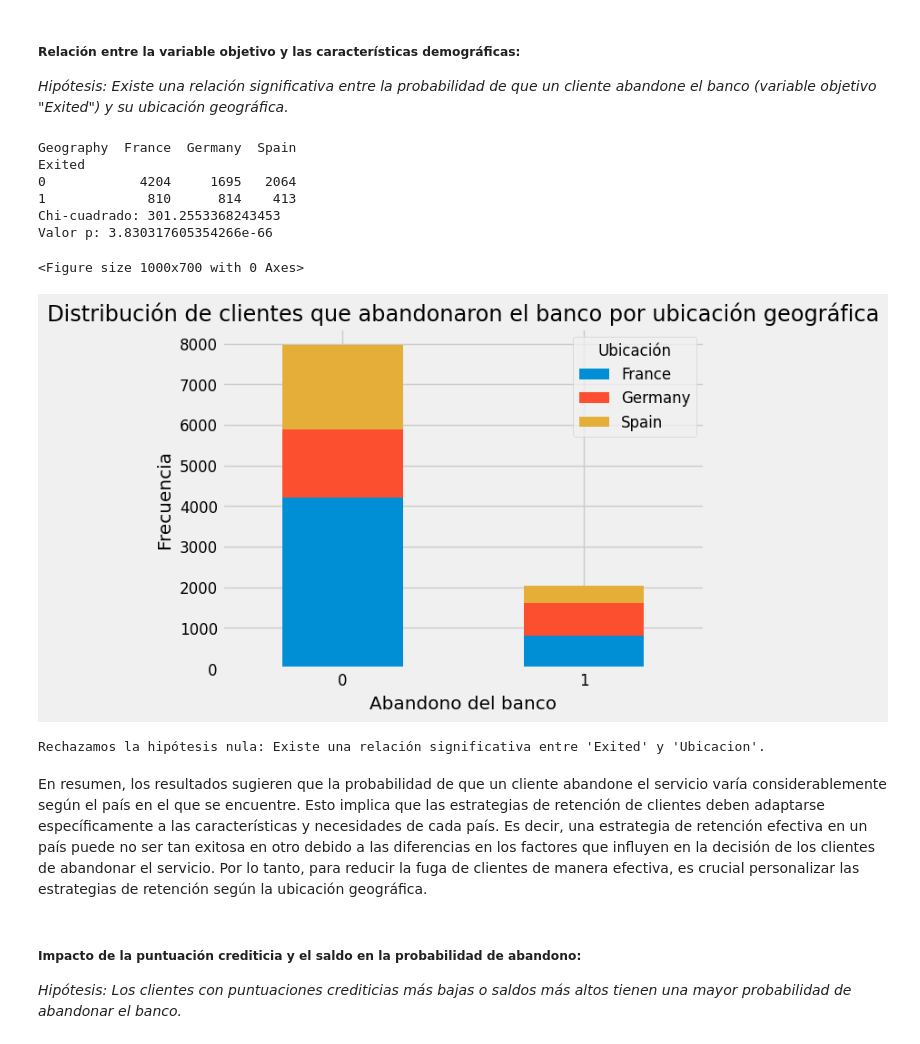
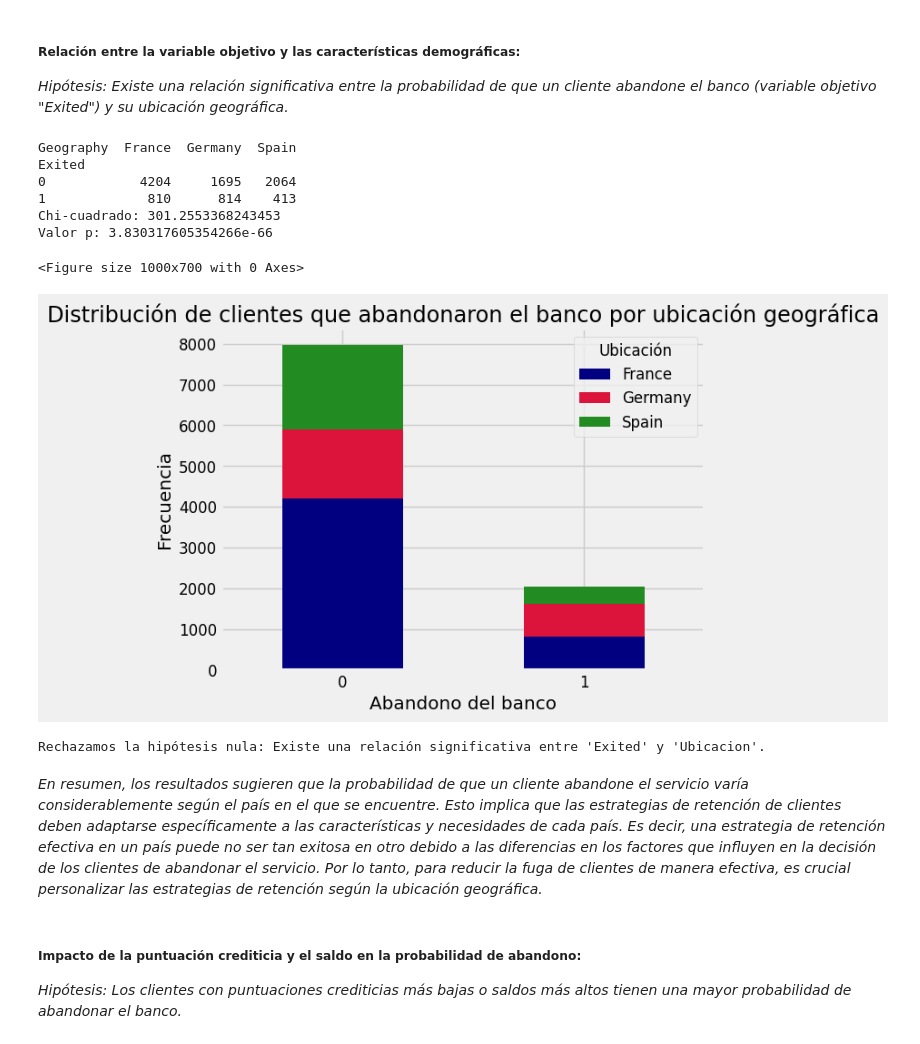
Before and after one commit to solfontan/PrediccionesDeRetencionDeClientes---2024, a Jupyter notebook: scr/ProjectResume.ipynb, the cells around one changed output. Drawn from its saved outputs; the diff is of its cells as text; code cells hidden in the pictures.

```diff
--- a/scr/ProjectResume.ipynb
+++ b/scr/ProjectResume.ipynb
@@ -397,6 +498,6 @@ with plt.style.context('fivethirtyeight'):
 # %%
 # Calcular la media del saldo de la cuenta para cada valor único de antigüedad en el banco
-grupo_por_antiguedad = df.groupby('Tenure')[['Balance']].mean().reset_index()
+grupo_por_antiguedad = df.groupby(['Tenure', 'Exited'])[['Balance']].mean().reset_index()
 
 with plt.style.context('fivethirtyeight'):
     plt.figure(figsize=(10, 6))
@@ -408,5 +509,5 @@ with plt.style.context('fivethirtyeight'):
     plt.title('Relación entre el saldo de la cuenta y la antigüedad en el banco.')
     plt.show()
 
-grupo_por_antiguedad.set_index('Tenure').T
+grupo_por_antiguedad.set_index('Exited').sort_values(by='Balance', ascending=False)
 # %% [output]
@@ -529,38 +650,38 @@ print(contingency_table)
 chi2, p, dof, expected = chi2_contingency(contingency_table)
 print("Chi-cuadrado:", chi2)
 print("Valor p:", p)
 
 # Visualizar la distribución de 'Exited' para cada ubicación geográfica
 with plt.style.context('fivethirtyeight'):
     plt.figure(figsize=(10,7))
     plt.rcParams.update({'font.size': 12})
-    contingency_table.plot(kind='bar', stacked=True)
+    contingency_table.plot(kind='bar', stacked=True, color= ['navy', 'crimson', 'forestgreen'])
     plt.title('Distribución de clientes que abandonaron el banco por ubicación geográfica')
     plt.xlabel('Abandono del banco')
     plt.ylabel('Frecuencia')
     plt.tight_layout()
     plt.xticks(rotation=0)
     plt.legend(title='Ubicación')
     plt.show()
 
 # Evaluar la hipótesis nula
 alpha = 0.05
 if p < alpha:
     print("Rechazamos la hipótesis nula: Existe una relación significativa entre 'Exited' y 'Ubicacion'.")
 else:
     print("No rechazamos la hipótesis nula: No hay suficiente evidencia para concluir que hay una relación significativa entre 'Exited' y 'Ubicacion'.")
 # %% [output]
 Geography  France  Germany  Spain
 Exited
 0            4204     1695   2064
 1             810      814    413
 Chi-cuadrado: 301.2553368243453
 Valor p: 3.830317605354266e-66
 <Figure size 1000x700 with 0 Axes>
-[figure, old version]
+[figure, new version]
 Rechazamos la hipótesis nula: Existe una relación significativa entre 'Exited' y 'Ubicacion'.
 # %% [markdown]
-En resumen, los resultados sugieren que la probabilidad de que un cliente abandone el servicio varía considerablemente según el país en el que se encuentre. Esto implica que las estrategias de retención de clientes deben adaptarse específicamente a las características y necesidades de cada país. Es decir, una estrategia de retención efectiva en un país puede no ser tan exitosa en otro debido a las diferencias en los factores que influyen en la decisión de los clientes de abandonar el servicio. Por lo tanto, para reducir la fuga de clientes de manera efectiva, es crucial personalizar las estrategias de retención según la ubicación geográfica.
+*En resumen, los resultados sugieren que la probabilidad de que un cliente abandone el servicio varía considerablemente según el país en el que se encuentre. Esto implica que las estrategias de retención de clientes deben adaptarse específicamente a las características y necesidades de cada país. Es decir, una estrategia de retención efectiva en un país puede no ser tan exitosa en otro debido a las diferencias en los factores que influyen en la decisión de los clientes de abandonar el servicio. Por lo tanto, para reducir la fuga de clientes de manera efectiva, es crucial personalizar las estrategias de retención según la ubicación geográfica.*
 # %% [markdown]
 ##### **Impacto de la puntuación crediticia y el saldo en la probabilidad de abandono:**
 
```
Also changed, not shown: parts of 66 cells of this notebook, 2 other files.
